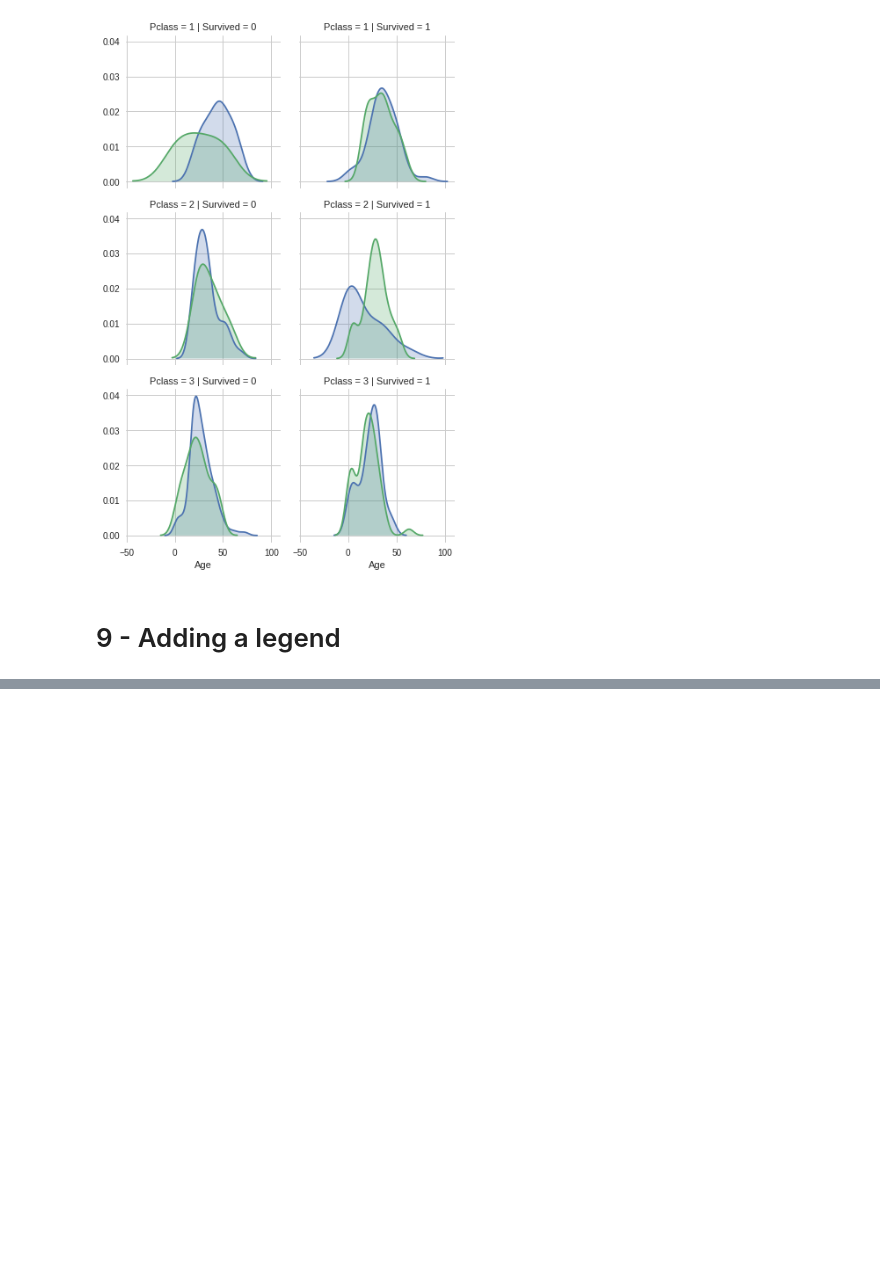
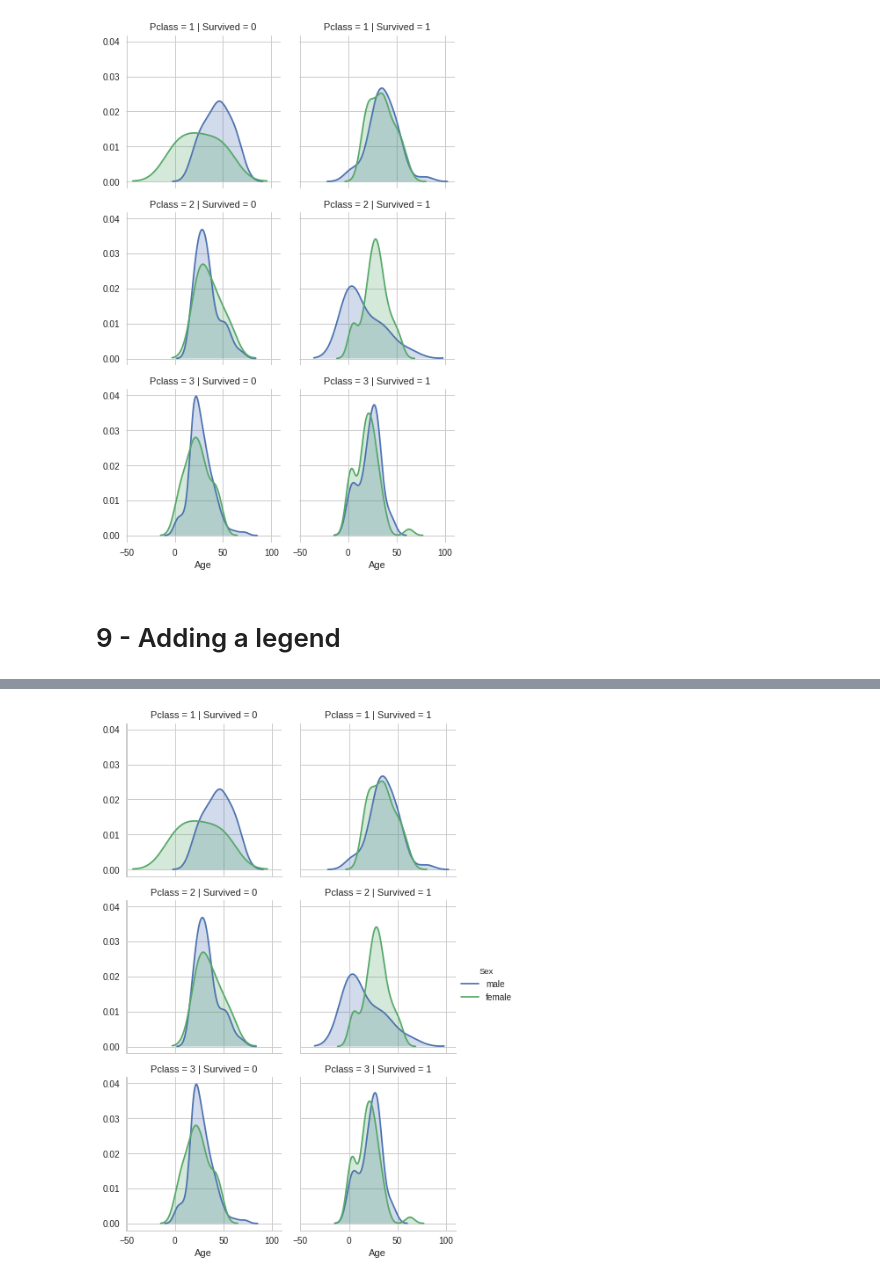
Before and after one commit to carvalheirafc/imd0033_2018_2, a Jupyter notebook: aula17/(Copy)Seaborn.ipynb, the cells around one changed output, grey strips where cells are left out. Saved outputs shown, nothing was run; the diff lists cells and outputs as text; code cells hidden in the pictures; blank space fills up the shorter version.

```diff
--- a/aula17/(Copy)Seaborn.ipynb
+++ b/aula17/(Copy)Seaborn.ipynb
@@ -424,0 +423,11 @@ Now that we're coloring plots, we need a legend to keep track of which value eac
+# %%
+import matplotlib.pyplot as plt
+import seaborn as sns
+
+facet_grid = sns.FacetGrid(train_data, col='Survived', row='Pclass', hue='Sex', size=3, despine=True)
+facet_grid.map(sns.kdeplot, 'Age', shade=True)
+facet_grid.add_legend()
+
+plt.show()
+# %% [output]
+[figure, added]
```
Also changed, not shown: parts of 1 cell of this notebook.
